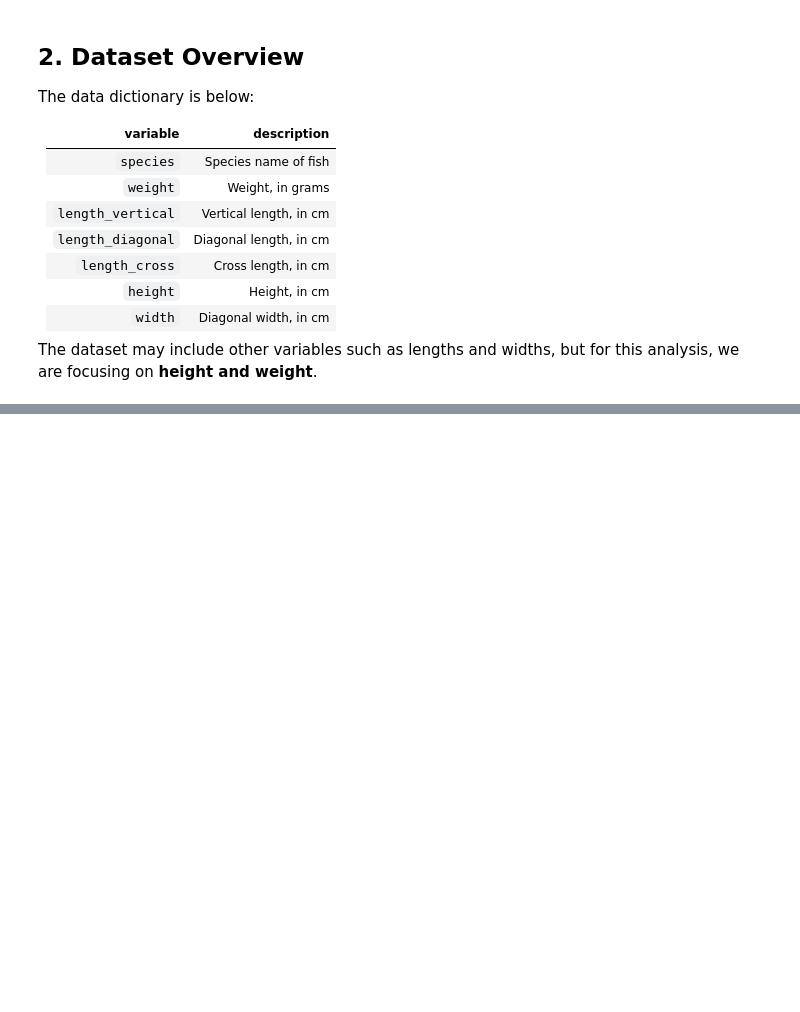
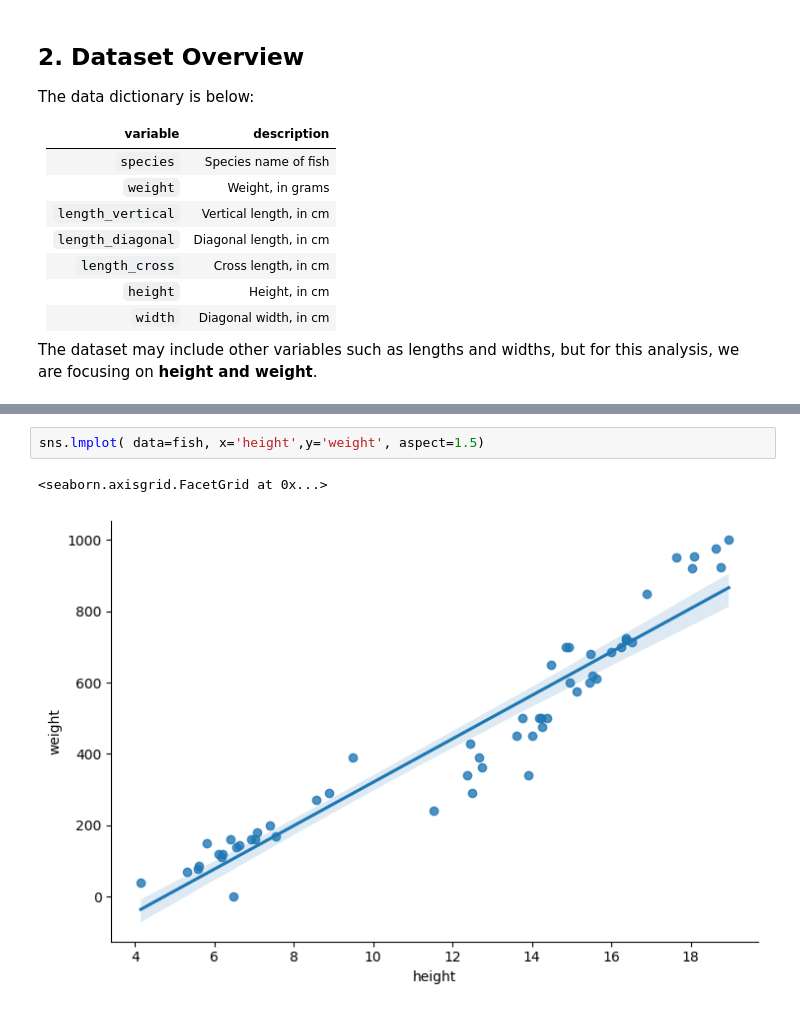
Before and after one commit to shashwatsinghds/MachineLearningProjects, a Jupyter notebook: FishDataset.ipynb, the cells around one changed output, grey strips where cells are left out. Saved outputs shown, nothing was run; the diff lists cells and outputs as text; blank space fills up the shorter version.

```diff
--- a/FishDataset.ipynb
+++ b/FishDataset.ipynb
@@ -36,0 +77,5 @@ FileNotFoundError: [Errno 2] No such file or directory: 'data/fish_data.csv'
+# %%
+sns.lmplot( data=fish, x='height',y='weight', aspect=1.5)
+# %% [output]
+<seaborn.axisgrid.FacetGrid at 0x...>
+[figure, added]
```
Also changed, not shown: parts of 4 cells of this notebook.
